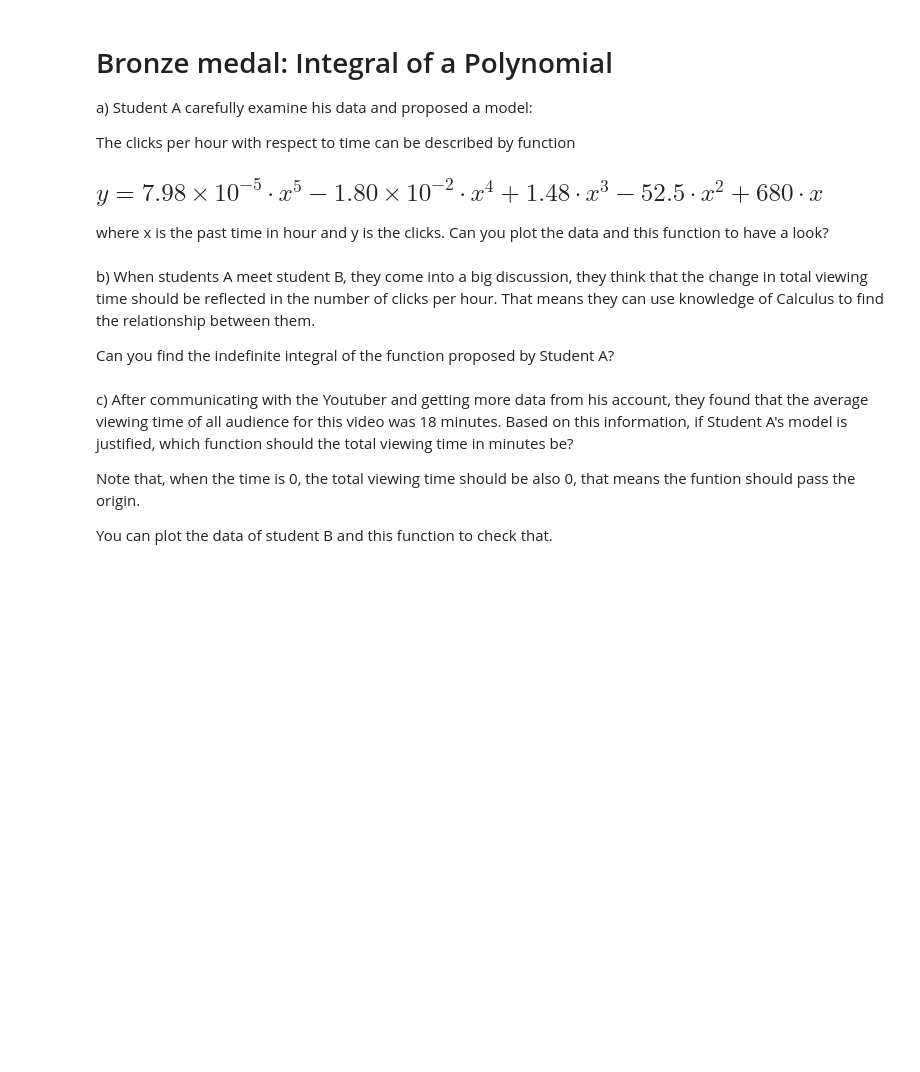
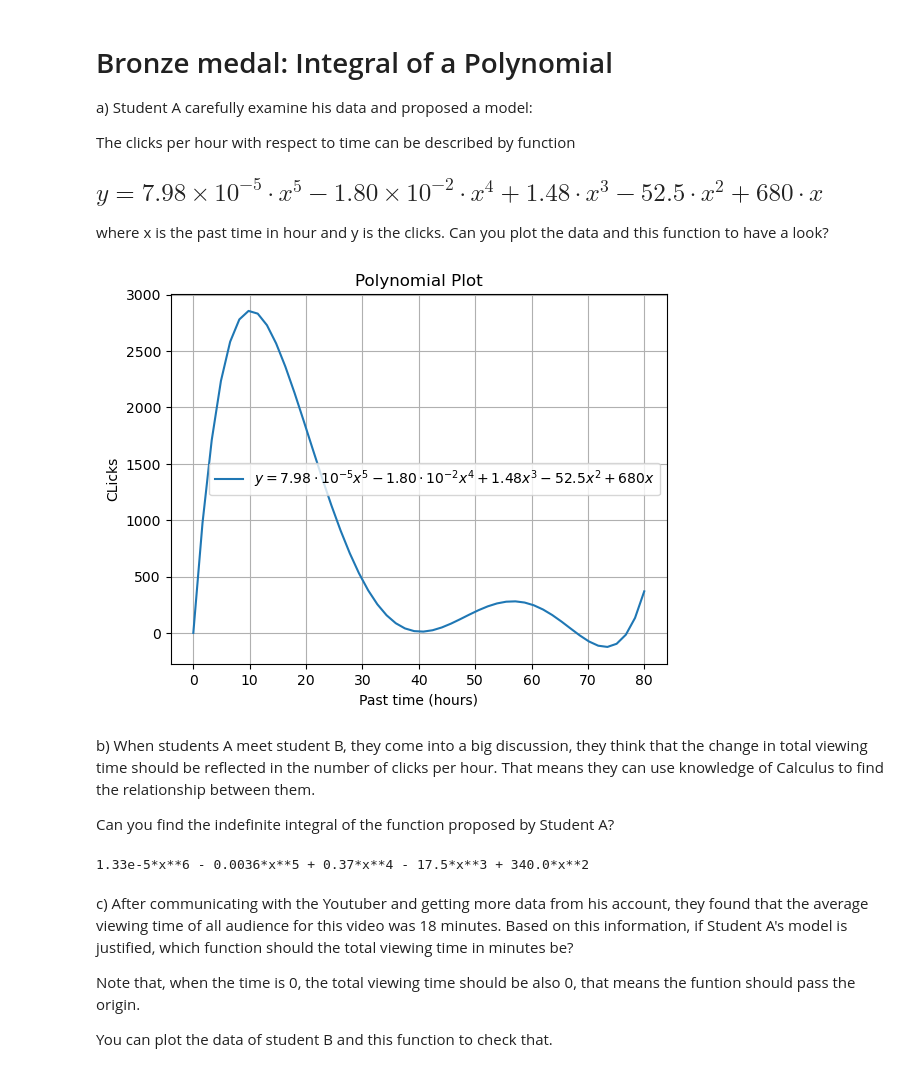
Before and after one commit to Isar-K/computational-thinking-week-individual-15367312, a Jupyter notebook: challenge_calculus/Review_Calculus.ipynb, the cells around one changed output. Drawn from its saved outputs; the diff is of its cells as text; code cells hidden in the pictures; blank space fills up the shorter version.

```diff
--- a/challenge_calculus/Review_Calculus.ipynb
+++ b/challenge_calculus/Review_Calculus.ipynb
@@ -62,10 +80,46 @@ The clicks per hour with respect to time can be described by function
 ## $y=7.98 \times 10^{-5} \cdot x^5 - 1.80 \times 10^{-2} \cdot x^4 + 1.48 \cdot x^3 - 52.5 \cdot x^2 + 680 \cdot x$
 
 where x is the past time in hour and y is the clicks. Can you plot the data and this function to have a look?
+# %%
+import numpy as np
+import matplotlib.pyplot as plt
+
+def plot_polynomial():
+    def y(x):
+        return (7.98e-5 * x**5
+                - 1.80e-2 * x**4
+                + 1.48 * x**3
+                - 52.5 * x**2
+                + 680 * x)
+
+    x = np.linspace(0, 80,)  # Adjust range as needed
+    y_values = y(x)
+
+    plt.plot(x, y_values, label=r'$y = 7.98 \cdot 10^{-5} x^5 - 1.80 \cdot 10^{-2} x^4 + 1.48 x^3 - 52.5 x^2 + 680 x$')
+    plt.xlabel('Past time (hours)')
+    plt.ylabel('CLicks')
+    plt.title('Polynomial Plot')
+    plt.grid(True)
+    plt.legend()
+    plt.show()
+
+# Call the function
+plot_polynomial()
+# %% [output]
+[figure, added]
 # %% [markdown]
 b) When students A meet student B, they come into a big discussion, they think that the change in total viewing time should be reflected in the number of clicks per hour. That means they can use knowledge of Calculus to find the relationship between them.
 
 Can you find the indefinite integral of the function proposed by Student A?
+# %%
+from sympy import symbols, integrate
+
+x = symbols('x')
+f = 7.98e-5*x**5 - 1.80e-2*x**4 + 1.48*x**3 - 52.5*x**2 + 680*x
+F = integrate(f, x)
+print(F)  # Outputs the indefinite integral
+# %% [output]
+1.33e-5*x**6 - 0.0036*x**5 + 0.37*x**4 - 17.5*x**3 + 340.0*x**2
 # %% [markdown]
 c) After communicating with the Youtuber and getting more data from his account, they found that the average viewing time of all audience for this video was 18 minutes.
 Based on this information, if Student A's model is justified, which function should the total viewing time in minutes be?
```
Also changed, not shown: parts of 12 cells of this notebook.
